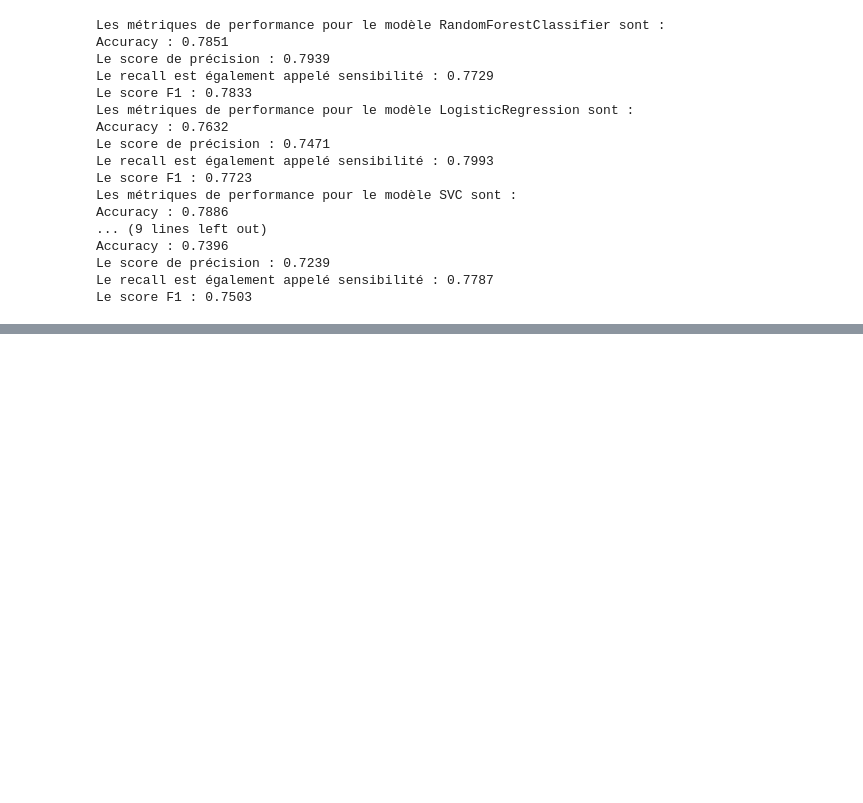
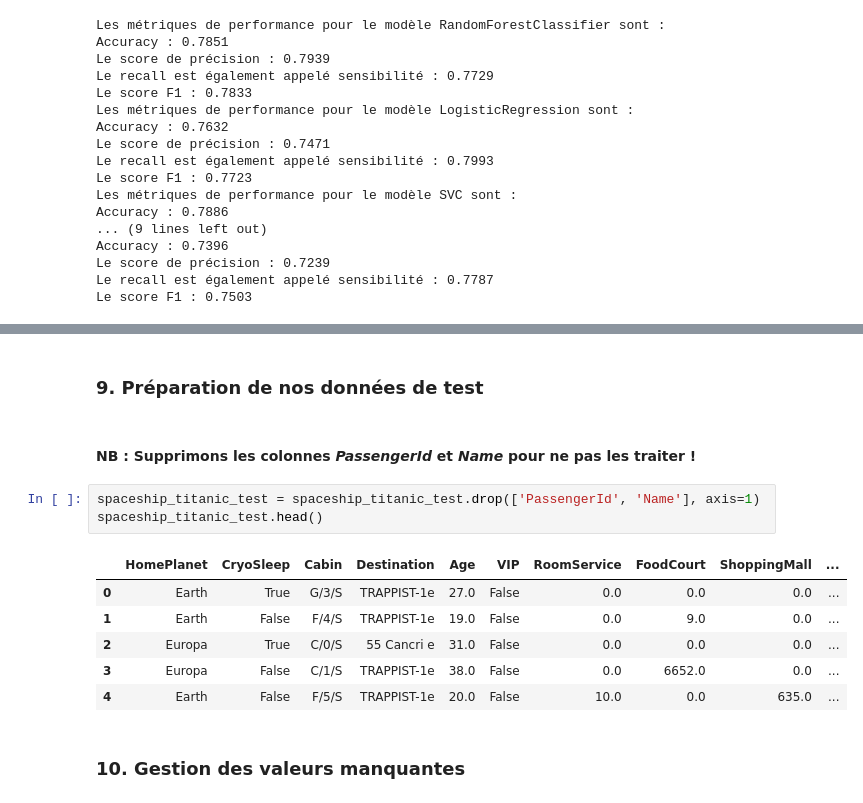
Before and after one commit to DiarafaSoukouna/project-kaggle, a Jupyter notebook: final.ipynb, the cells around one changed output, grey strips where cells are left out. Cells and saved outputs as stored; diff of their text form; blank space fills up the shorter version.

```diff
--- a/final.ipynb
+++ b/final.ipynb
@@ -426,0 +540,16 @@ Le score F1 : 0.7503
+# %% [markdown]
+### 9. Préparation de nos données de test
+# %% [markdown]
+#### NB : Supprimons les colonnes ***PassengerId*** et ***Name*** pour ne pas les traiter !
+# %%
+spaceship_titanic_test = spaceship_titanic_test.drop(['PassengerId', 'Name'], axis=1)
+spaceship_titanic_test.head()
+# %% [output]
+|  | HomePlanet | CryoSleep | Cabin | Destination | Age | VIP | RoomService | FoodCourt | ShoppingMall | ... |
+| 0 | Earth | True | G/3/S | TRAPPIST-1e | 27.0 | False | 0.0 | 0.0 | 0.0 | ... |
+| 1 | Earth | False | F/4/S | TRAPPIST-1e | 19.0 | False | 0.0 | 9.0 | 0.0 | ... |
+| 2 | Europa | True | C/0/S | 55 Cancri e | 31.0 | False | 0.0 | 0.0 | 0.0 | ... |
+| 3 | Europa | False | C/1/S | TRAPPIST-1e | 38.0 | False | 0.0 | 6652.0 | 0.0 | ... |
+| 4 | Earth | False | F/5/S | TRAPPIST-1e | 20.0 | False | 10.0 | 0.0 | 635.0 | ... |
+# %% [markdown]
+### 10. Gestion des valeurs manquantes
```
Also changed, not shown: parts of 30 cells of this notebook.
